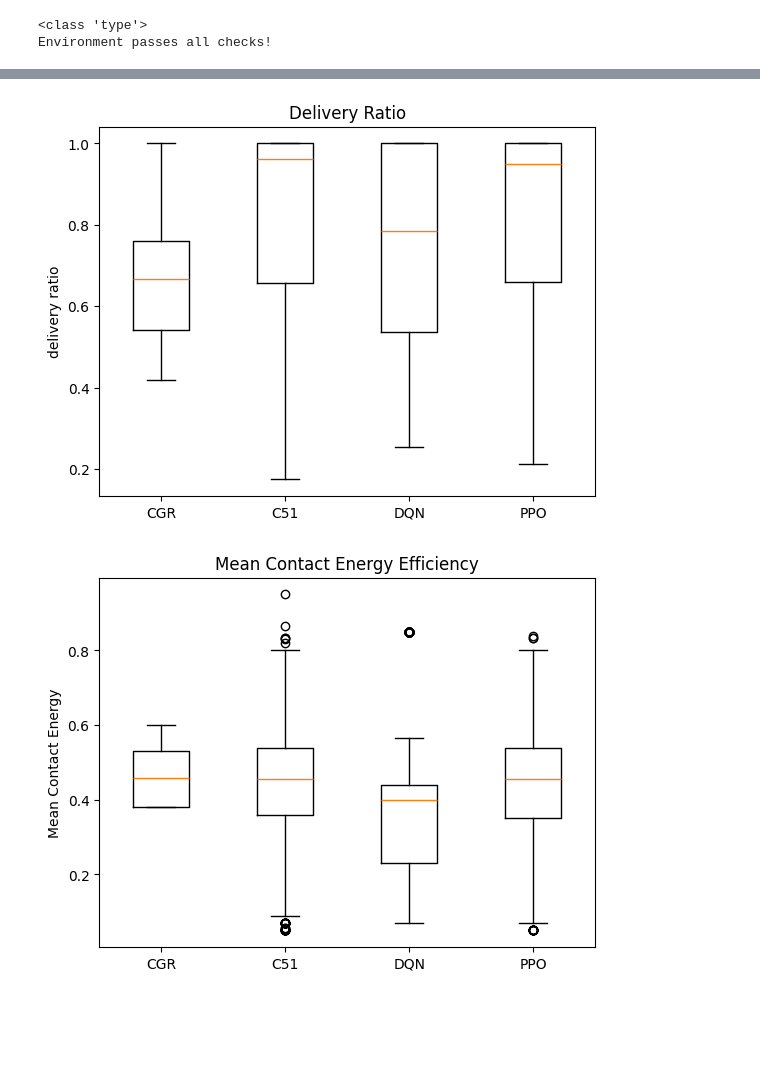
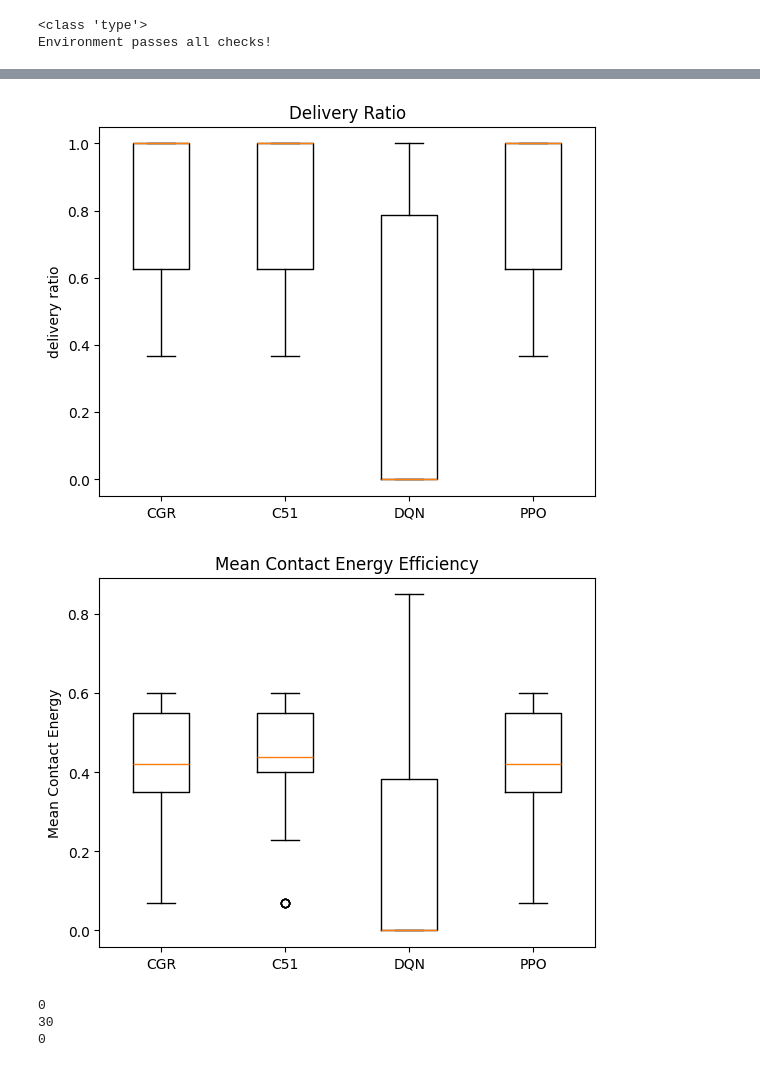
Before and after one commit to brasdorlakes/singleagent-project, a Jupyter notebook: Single_Agent_Evaluation_Script.ipynb, the cells around one changed output, grey strips where cells are left out. Drawn from its saved outputs; the diff is of its cells as text; code cells hidden in the pictures; blank space fills up the shorter version.

```diff
--- a/Single_Agent_Evaluation_Script.ipynb
+++ b/Single_Agent_Evaluation_Script.ipynb
@@ -183,13 +198,14 @@ def PPO_test(Testing_seed_Configuration,num_of_test_episodes,num_of_models):
 # %%
 #Baseline ALgorithms
-def BaselineCGR(env):
+def BaselineCGR(env,obs,init_info):
 
-    init_observation,init_info=env.reset()
+
     #print(init_observation)
     delivery_ratio_metric=None
     contact_energy_efficiency=None
     total_reward=0
     done=False
+    print(obs)
     while not done:
         action = 1
         obs, reward, terminated, truncated, info = env.step(action)
@@ -207,7 +223,7 @@ def BaselineCGR(env):
     excess_energy_expended=info["Energy Expended"]
     #if((initial_data_volume*100)<delivered_packets):
         #print("Delivery ratio error")
-    env.close()
+
     return total_reward,initial_data_volume,delivered_packets,number_of_contacts,excess_energy_expended
 # %%
 #Next we conduct training for the baseline CGR function
@@ -238,6 +282,7 @@ print(PPO_tr)
 print(DQN_tr)
 print(C51_tr)
 print(C51_dr)
+
 plt.boxplot([CGR_reward_vector,C51_tr,DQN_tr,PPO_tr], tick_labels=['CGR','C51','DQN', 'PPO'])
 plt.title("Rewards ")
 plt.ylabel("rewards")
@@ -254,4 +299,32 @@ plt.boxplot([CGR_mean_contact_energy_efficiency_vector, C51_ec,DQN_ec,PPO_ec], t
 plt.title("Mean Contact Energy Efficiency")
 plt.ylabel("Mean Contact Energy")
 plt.show()
+num_of_difference=0
+for i in range(0,len(CGR_initial_data_volume)):
+    if CGR_initial_data_volume[i]!=C51_initial_data_volume[i]:
+        #print("CGR")
+        #print(CGR_initial_data_volume[i])
+        #print("C51")
+        #print(C51_initial_data_volume[i])
+        num_of_difference+=1
+print(num_of_difference)
+
+num_of_difference=0
+for i in range(0,len(DQN_initial_data_volume)):
+    if DQN_initial_data_volume[i]!=C51_initial_data_volume[i]:
+        #print("DQN")
+        #print(DQN_initial_data_volume[i])
+        #print("C51")
+        #print(C51_initial_data_volume[i])
+        num_of_difference+=1
+print(num_of_difference)
+num_of_difference=0
+for i in range(0,len(PPO_initial_data_volume)):
+    if PPO_initial_data_volume[i]!=C51_initial_data_volume[i]:
+        print("PPO")
+        print(PPO_initial_data_volume[i])
+        print("C51")
+        print(C51_initial_data_volume[i])
+        num_of_difference+=1
+print(num_of_difference)
 # %% [output]
@@ -264,2 +349,5 @@ plt.show()
-[figure, old version]
+[figure, new version]
-[figure, old version]
+[figure, new version]
+0
+30
+0
```
Also changed, not shown: parts of 5 cells of this notebook, 1 other file.
